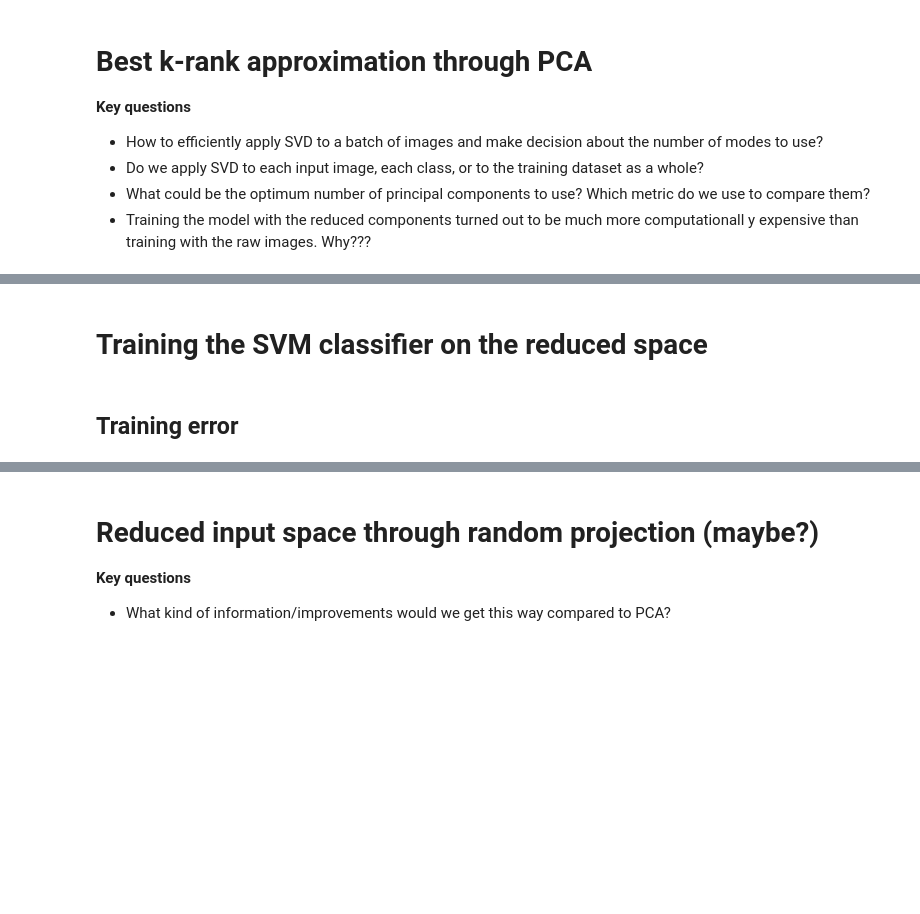
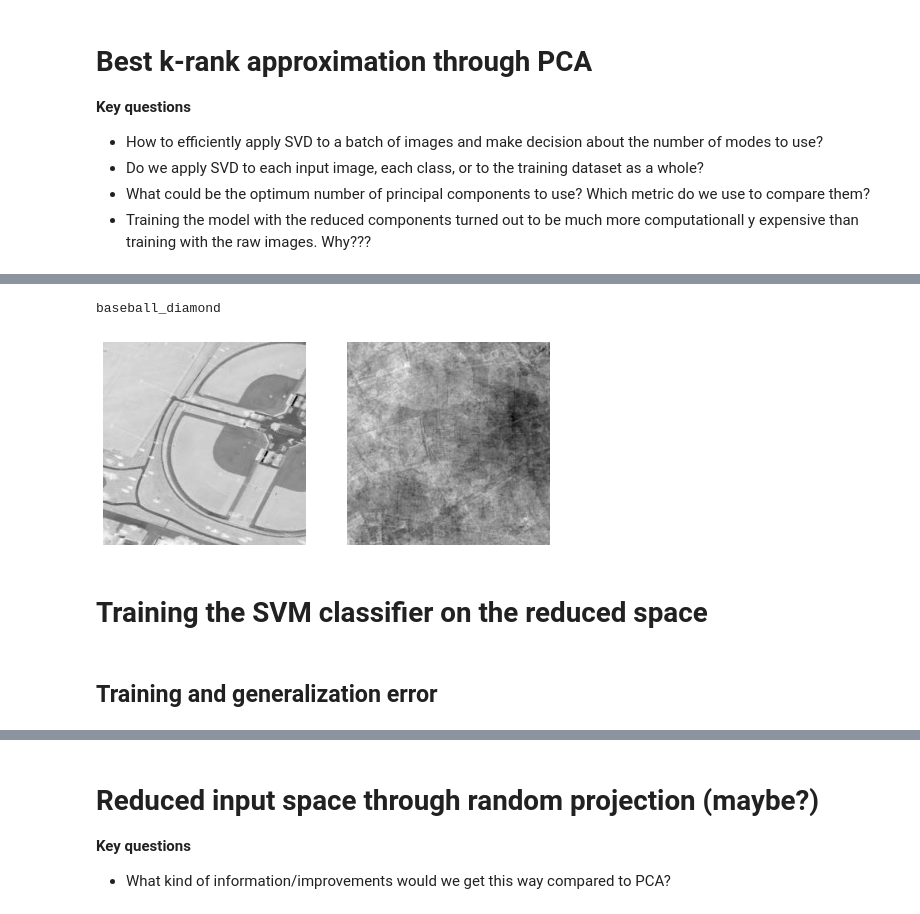
Before and after one commit to sehenaoga/image_classification, a Jupyter notebook: classifiers/SVM_classifier.ipynb, the cells around one changed output, grey strips where cells are left out. Drawn from its saved outputs; the diff is of its cells as text; code cells hidden in the pictures; blank space fills up the shorter version.

```diff
--- a/classifiers/SVM_classifier.ipynb
+++ b/classifiers/SVM_classifier.ipynb
@@ -222,0 +273,9 @@ np.sum(pca.explained_variance_ratio_)
+# %%
+### Projecting the rest of the data onto the PCs of the training data ###
+#Centers the data
+X_test_centered = X_test - X_test.mean(axis=0) # Test dataset
+#Extract the normal vectors of the principal components
+V_r = np.transpose(pca.components_); #pca.components = V^T
+#Projects the data
+X_test_reduced = np.matmul(X_test_centered, V_r)
+X_test_recovered = pca.inverse_transform(X_test_reduced) #Equivalent to: np.matmul(X_test_reduced,np.transpose(V_r))
@@ -238,3 +300,17 @@ X_test_reduced.shape
+# %%
+#Visualizing some of the data - TEST
+idx = 11;
+#Test
+X_sample = X_test[idx].reshape(256,256);
+X_sample_recons = X_test_recovered[idx].reshape(256,256);
+print(classes[y_test[idx]])
+#Plotting
+fig, sub = plt.subplots(1, 2, figsize=(8, 6))
+sub[0].imshow(X_sample, cmap = mpl.cm.binary); sub[0].axis("off");
+sub[1].imshow(X_sample_recons, cmap = mpl.cm.binary); sub[1].axis("off");
+# %% [output]
+baseball_diamond
+[figure, added]
 # %% [markdown]
 # Training the SVM classifier on the reduced space
 # %%
@@ -253,2 +329,2 @@ models = (clf.fit(X_train, y_train) for clf in models)
 # %% [markdown]
-## Training error
+## Training and generalization error
```
Also changed, not shown: parts of 37 cells of this notebook.
